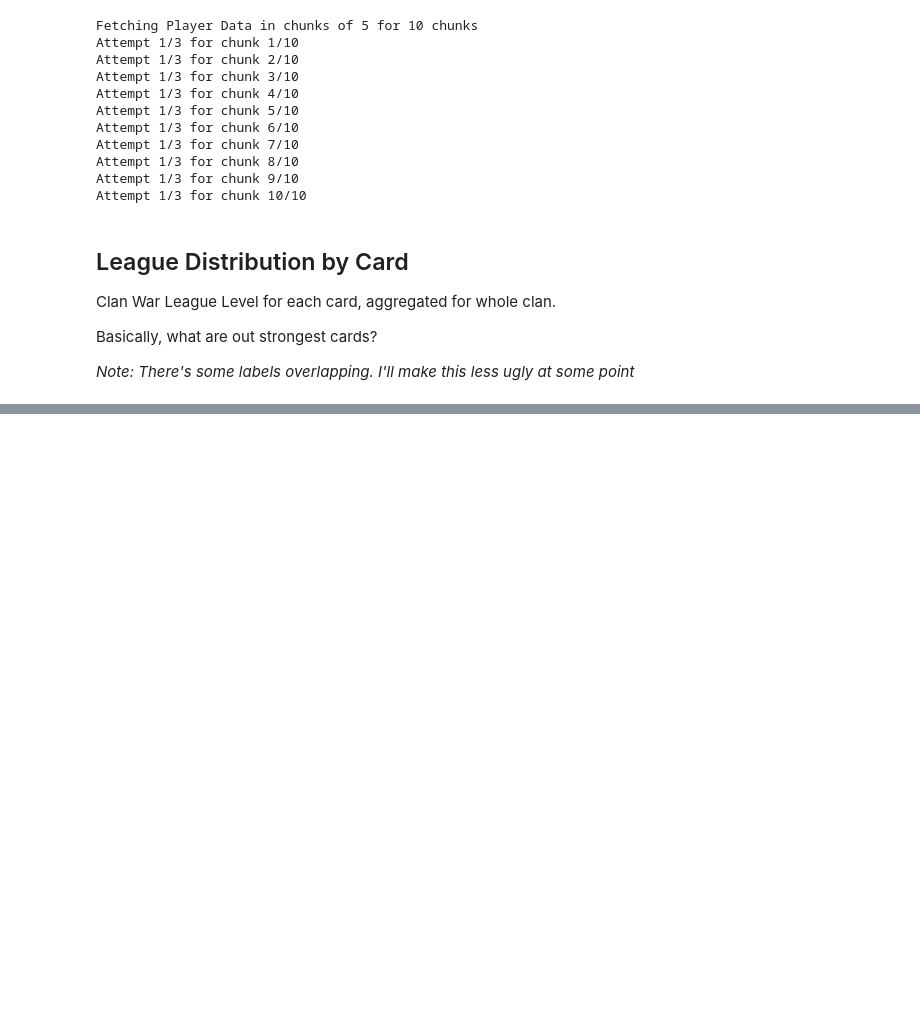
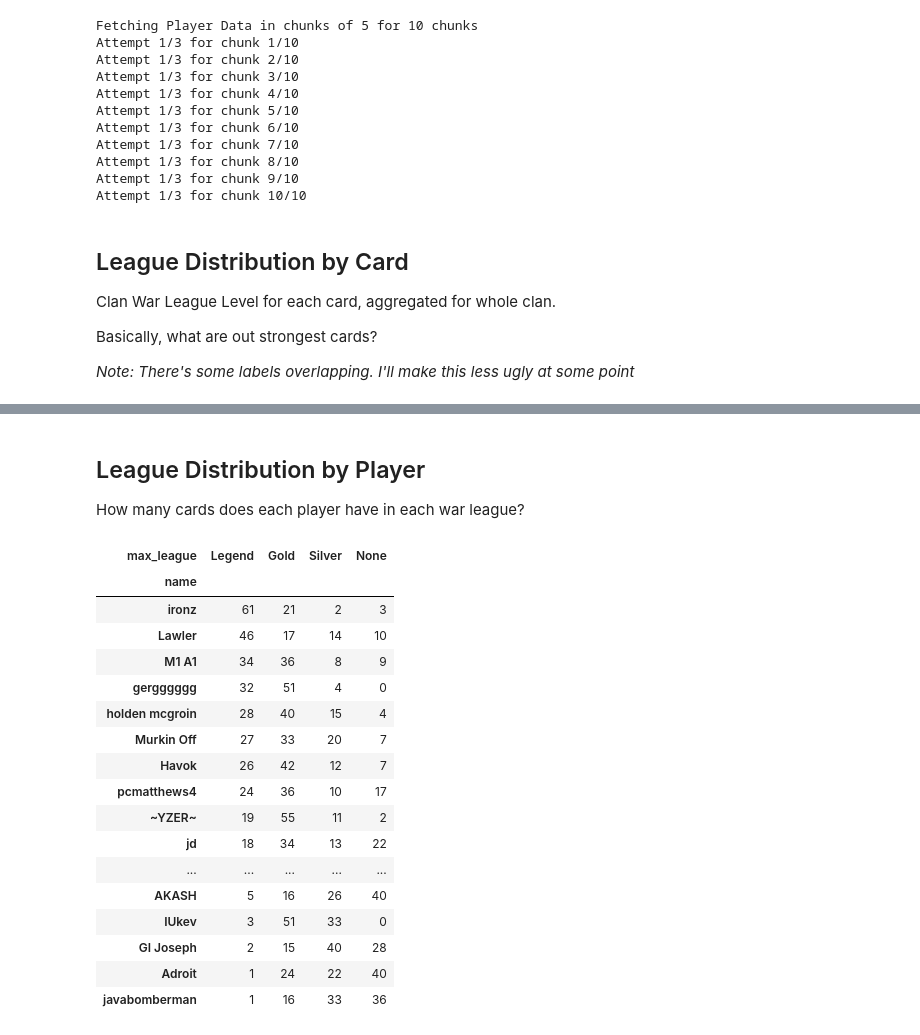
Before and after one commit to looters-stats/looters-stats, a Jupyter notebook: Looters Stats.ipynb, the cells around one changed output, grey strips where cells are left out. Saved outputs shown, nothing was run; the diff lists cells and outputs as text; code cells hidden in the pictures; blank space fills up the shorter version.

```diff
--- a/Looters Stats.ipynb
+++ b/Looters Stats.ipynb
@@ -125,0 +151,30 @@ plt.show()
+# %% [markdown]
+## League Distribution by Player
+
+How many cards does each player have in each war league?
+# %%
+league_dist_by_player = player_cards[['name', 'max_league']]\
+    .groupby(['name', 'max_league'])\
+    .size()\
+    .unstack(fill_value=0)\
+    .sort_values(by='Legend', ascending=False)[['Legend','Gold','Silver','None']]
+league_dist_by_player
+# %% [output]
+| max_league | Legend | Gold | Silver | None |
+| name |  |  |  |  |
+| ironz | 61 | 21 | 2 | 3 |
+| Lawler | 46 | 17 | 14 | 10 |
+| M1 A1 | 34 | 36 | 8 | 9 |
+| gergggggg | 32 | 51 | 4 | 0 |
+| holden mcgroin | 28 | 40 | 15 | 4 |
+| Murkin Off | 27 | 33 | 20 | 7 |
+| Havok | 26 | 42 | 12 | 7 |
+| pcmatthews4 | 24 | 36 | 10 | 17 |
+| ~YZER~ | 19 | 55 | 11 | 2 |
+| jd | 18 | 34 | 13 | 22 |
+| ... | ... | ... | ... | ... |
+| AKASH | 5 | 16 | 26 | 40 |
+| IUkev | 3 | 51 | 33 | 0 |
+| GI Joseph | 2 | 15 | 40 | 28 |
+| Adroit | 1 | 24 | 22 | 40 |
+| javabomberman | 1 | 16 | 33 | 36 |
```
Also changed, not shown: parts of 5 cells of this notebook.
